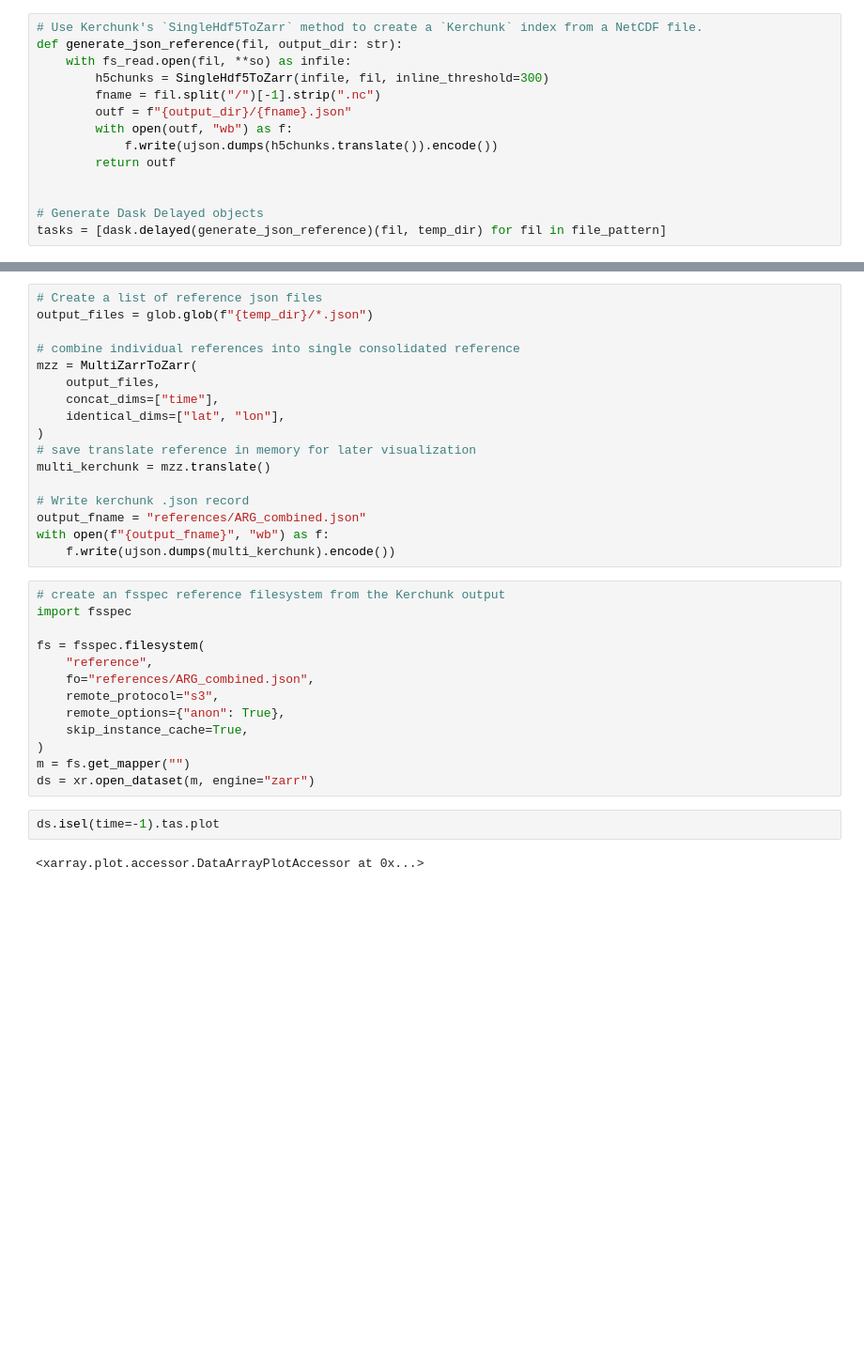
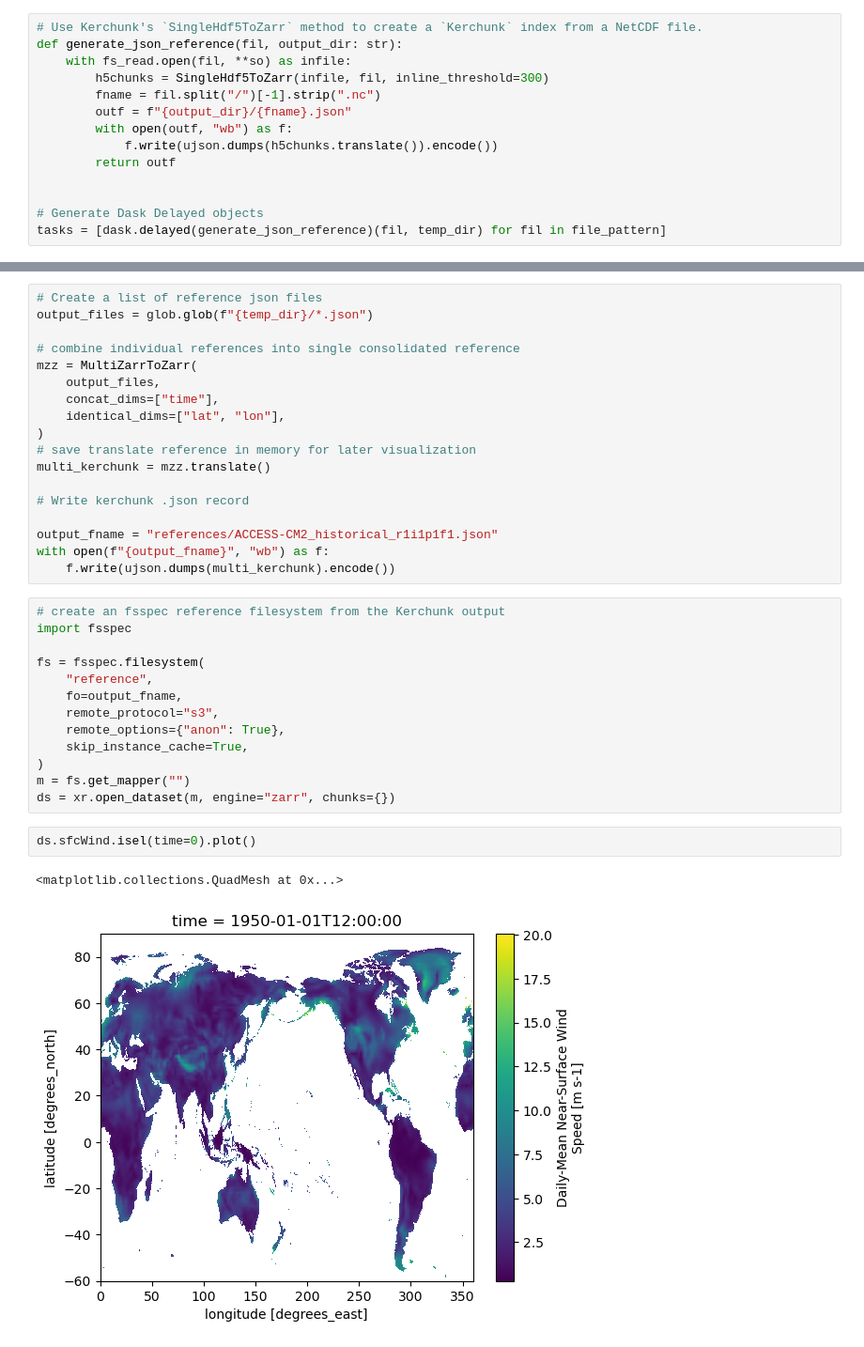
Before and after one commit to carbonplan/kerchunk-NEX-GDDP-CMIP6, a Jupyter notebook: notebooks/kerchunk_dask.ipynb, the cells around one changed output, grey strips where cells are left out. Shown at 94% size. Drawn from its saved outputs; the diff is of its cells as text; blank space fills up the shorter version.

```diff
--- a/notebooks/kerchunk_dask.ipynb
+++ b/notebooks/kerchunk_dask.ipynb
@@ -150,7 +131,8 @@ mzz = MultiZarrToZarr(
 multi_kerchunk = mzz.translate()
 
 # Write kerchunk .json record
-output_fname = "references/ARG_combined.json"
+
+output_fname = "references/ACCESS-CM2_historical_r1i1p1f1.json"
 with open(f"{output_fname}", "wb") as f:
     f.write(ujson.dumps(multi_kerchunk).encode())
 # %%
@@ -159,14 +141,15 @@ import fsspec
 
 fs = fsspec.filesystem(
     "reference",
-    fo="references/ARG_combined.json",
+    fo=output_fname,
     remote_protocol="s3",
     remote_options={"anon": True},
     skip_instance_cache=True,
 )
 m = fs.get_mapper("")
-ds = xr.open_dataset(m, engine="zarr")
+ds = xr.open_dataset(m, engine="zarr", chunks={})
 # %%
-ds.isel(time=-1).tas.plot
+ds.sfcWind.isel(time=0).plot()
 # %% [output]
-<xarray.plot.accessor.DataArrayPlotAccessor at 0x...>
+<matplotlib.collections.QuadMesh at 0x...>
+[figure, added]
```
Also changed, not shown: parts of 10 cells of this notebook, 2 other files.
